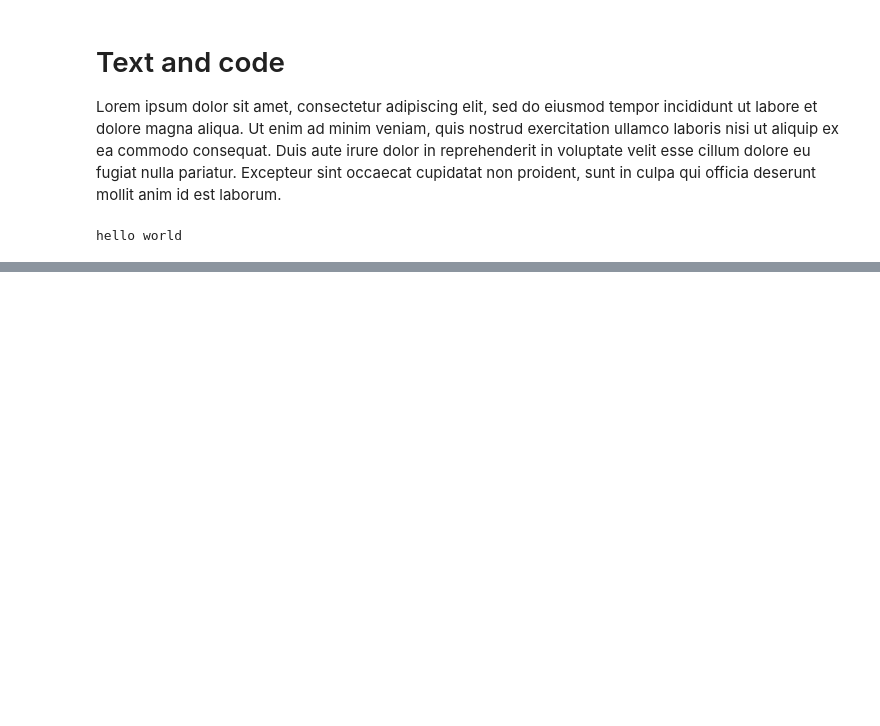
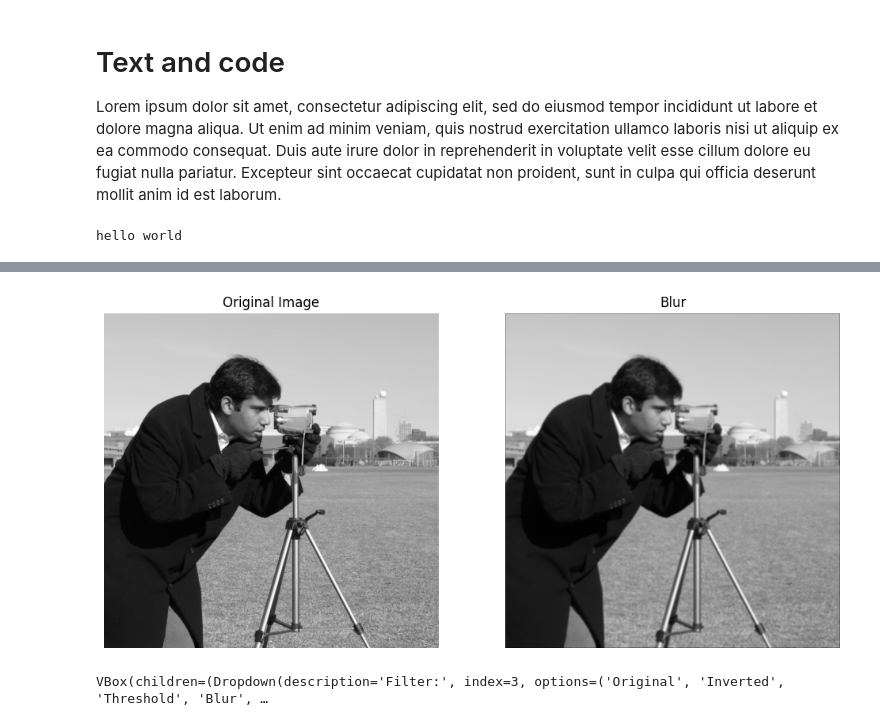
Before and after one commit to naresh-ub/naresh-ub.github.io, a Jupyter notebook: book/some_content/text_and_code.ipynb, the cells around one changed output, grey strips where cells are left out. Cells and saved outputs as stored; diff of their text form; code cells hidden in the pictures; blank space fills up the shorter version.

```diff
--- a/book/some_content/text_and_code.ipynb
+++ b/book/some_content/text_and_code.ipynb
@@ -83,14 +75,0 @@ ui = widgets.VBox([filter_dropdown, blur_box])
-# %%
-# Function to apply a simple blur using an averaging filter
-def apply_blur(img, kernel_size):
-    if kernel_size < 1:
-        return img  # No blur if kernel size is less than 1
-    kernel = np.ones((kernel_size, kernel_size)) / (kernel_size * kernel_size)
-    return convolve(img, kernel, mode='constant', cval=0)
-
-output = widgets.interactive_output(process_image, {
-    'filter_type': filter_dropdown,
-    'blur_strength': blur_slider
-})
-
-display(ui, output)
@@ -100,0 +76,31 @@ VBox(children=(Dropdown(description='Filter:', options=('Original', 'Inverted',
+# %%
+def apply_inverted(img):
+    return 255 - img
+
+def apply_threshold(img):
+    return (img > 127) * 255  # Binary thresholding
+
+def apply_blur(img, kernel_size=3):
+    if kernel_size < 1:
+        return img
+    kernel = np.ones((kernel_size, kernel_size)) / (kernel_size * kernel_size)
+    return convolve(img, kernel, mode='constant', cval=0)
+
+def apply_edge_detection(img):
+    sobel_x = np.array([[-1, 0, 1], [-2, 0, 2], [-1, 0, 1]])
+    sobel_y = np.array([[-1, -2, -1], [0, 0, 0], [1, 2, 1]])
+    edge_x = convolve(img.astype(float), sobel_x, mode='constant', cval=0)
+    edge_y = convolve(img.astype(float), sobel_y, mode='constant', cval=0)
+    processed_img = np.sqrt(edge_x**2 + edge_y**2)
+    return (processed_img / processed_img.max()) * 255  # Normalize
+
+# Ignore part below this code
+output = widgets.interactive_output(process_image, {
+    'filter_type': filter_dropdown,
+    'blur_strength': blur_slider
+})
+
+display(ui, output)
+# %% [output]
+[figure, added]
+VBox(children=(Dropdown(description='Filter:', index=3, options=('Original', 'Inverted', 'Threshold', 'Blur', …
```
Also changed, not shown: parts of 3 cells of this notebook.
